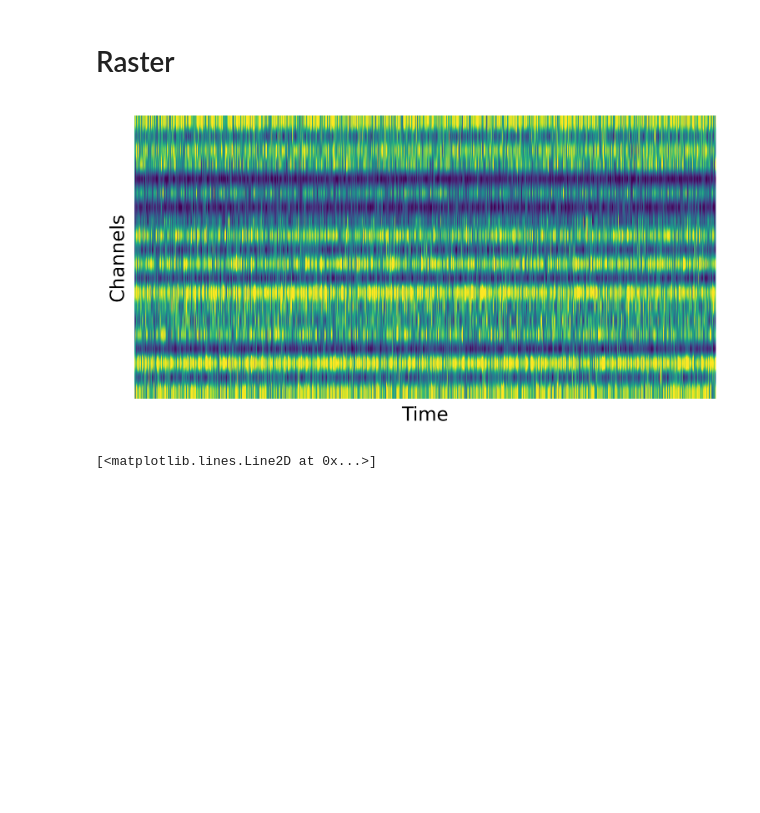
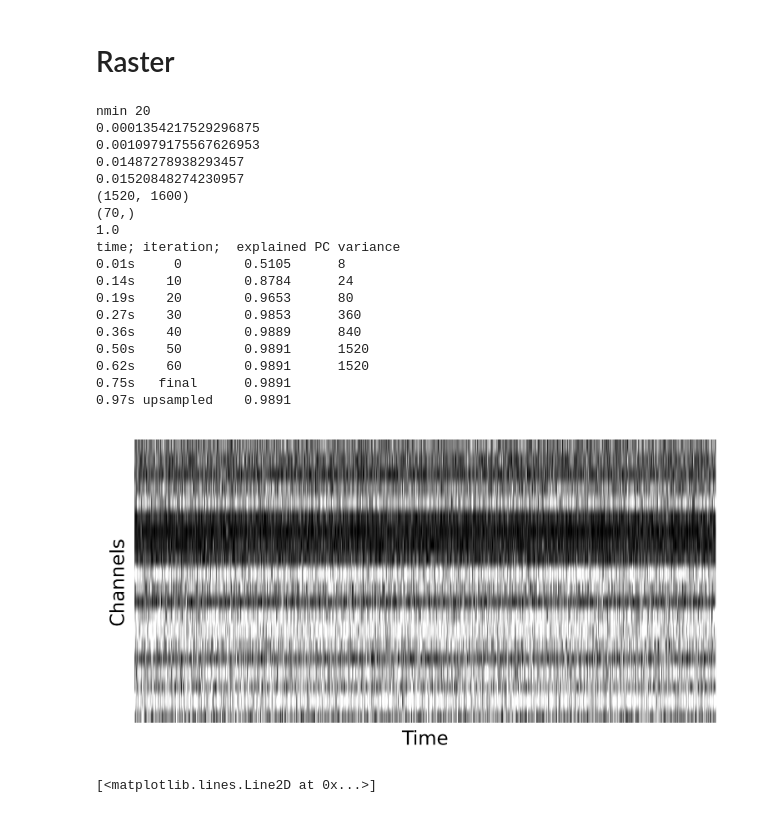
Before and after one commit to SAND-Lab/MEA-NAP, a Jupyter notebook: python/feature-schematic.ipynb, the cells around one changed output. Drawn from its saved outputs; the diff is of its cells as text; code cells hidden in the pictures; blank space fills up the shorter version.

```diff
--- a/python/feature-schematic.ipynb
+++ b/python/feature-schematic.ipynb
@@ -166,7 +218,7 @@ spike_height = 0.75
 
 with plt.style.context(splstyle.get_style('nature-reviews')):
     fig, ax = plt.subplots()
-    fig.set_size_inches(5, 3)
+    fig.set_size_inches(8, 3)
     ax.plot([time_range[0], time_range[1]], [spike_height/2, spike_height/2], color=flat_line_color, solid_capstyle=solid_capstyle)
 
     for spk in spike_times:
@@ -185,4 +237,6 @@ with plt.style.context(splstyle.get_style('nature-reviews')):
     ax.set_yticks([])
     ax.spines['left'].set_visible(False)
     ax.spines['bottom'].set_visible(False)
+
+    fig.savefig(os.path.join(fig_folder, fig_name), dpi=300, bbox_inches='tight', transparent=True)
 # %% [output]
@@ -270,9 +324,9 @@ with plt.style.context(splstyle.get_style('nature-reviews')):
 # %% [markdown]
 # ISI within network burst
 # %%
-fig_folder = '/Users/timothysit/AnalysisPipeline/python/feature-schematic-figures'
+# fig_folder = '/Users/timothysit/AnalysisPipeline/python/feature-schematic-figures'
+fig_folder = '/home/timothysit/AnalysisPipeline/python/feature-schematic-figures/'
 fig_name = 'isi_within_network_burst.svg'
-
 
 spike_times = np.array([1, 2, 4.1, 4.3, 4.6, 4.8, 4.9, 5.1, 5.3, 7, 8.3])
 within_burst = [0, 0, 1, 1, 1, 1, 1, 1, 1, 0, 0]
@@ -286,6 +340,7 @@ with plt.style.context(splstyle.get_style('nature-reviews')):
 
     fig, ax = plot_burst_trace(time_range=[0.5, 9], spike_times=spike_times, spike_height=spike_height,
                                burst_box_offset=0.15, fig=None, ax=None)
+    fig.set_size_inches(8, 3)
 
     n_isi = 0
 
@@ -634,0 +692,18 @@ with plt.style.context(splstyle.get_style('nature-reviews')):
+# %%
+feature_names = ['Network size', 'Density', 'Clustering Coefficient', 'Small-wordlness', 'Effective rank']
+feature_importance_scores_1 = [0.5, 0.8, 0.2, 0.9, 0.3]
+feature_importance_scores_2 = [0.6, 0.3, 0.7, 0.9, 0.4]
+
+with plt.style.context(splstyle.get_style('nature-reviews')):
+    fig, ax = plt.subplots()
+    fig.set_size_inches(4, 4)
+
+
+    ax.plot(feature_importance_scores)
+    ax.plot(feature_importance_scores_2)
+    ax.set_yticks([0, 1])
+    ax.set_ylabel('Feature importance')
+    ax.spines['left'].set_bounds([0, 1])
+    ax.set_xticks(np.arange(len(feature_importance_scores)))
+    ax.set_xticklabels(feature_names, rotation=-25, ha='left')
+    ax.set_xlabel('Features')
@@ -635,32 +712,59 @@ with plt.style.context(splstyle.get_style('nature-reviews')):
 # %% [markdown]
 # Raster
 # %%
-fig_folder = '/Users/timothysit/AnalysisPipeline/python/feature-schematic-figures'
+from rastermap import Rastermap
+
+# fig_folder = '/Users/timothysit/AnalysisPipeline/python/feature-schematic-figures'
+fig_folder = '/home/timothysit/AnalysisPipeline/python/feature-schematic-figures/'
 fig_name = 'raster.svg'
-
+np.random.seed(1)
 with plt.style.context(splstyle.get_style('nature-reviews')):
     fig, ax = plt.subplots()
     fig.set_size_inches(6, 3)
 
     neuron_mean_firing_rates = np.linspace(1, 10, 20)
     neuron_mean_firing_rates = np.random.permutation(neuron_mean_firing_rates)
+    neuron_mean_firing_rates = spimage.gaussian_filter(neuron_mean_firing_rates, sigma=0.1)
 
     neuron_frs = [np.random.poisson(x, 1000) for x in neuron_mean_firing_rates]
     raster = np.stack(neuron_frs)
 
-    ax.imshow(neuron_frs, vmin=0, vmax=10, aspect='auto')
+    # fit rastermap
+    model = Rastermap().fit(raster)
+    y = model.embedding # neurons x 1
+    isort = np.array(model.isort)
+
+    ax.imshow(raster[isort, :], vmin=0, vmax=10, aspect='auto', cmap='gray')
 
     ax.set_ylabel('Channels', size=11)
     ax.set_xlabel('Time', size=11)
 
     ax.set_xticks([])
     ax.set_yticks([])
     ax.spines['bottom'].set_visible(False)
     ax.spines['left'].set_visible(False)
 
     fig.savefig(os.path.join(fig_folder, fig_name))
 # %% [output]
+nmin 20
+0.0001354217529296875
+0.0010979175567626953
+0.01487278938293457
+0.01520848274230957
+(1520, 1600)
+(70,)
+1.0
+time; iteration;  explained PC variance
+0.01s     0        0.5105      8
+0.14s    10        0.8784      24
+0.19s    20        0.9653      80
+0.27s    30        0.9853      360
+0.36s    40        0.9889      840
+0.50s    50        0.9891      1520
+0.62s    60        0.9891      1520
+0.75s   final      0.9891
+0.97s upsampled    0.9891
-[figure, old version]
+[figure, new version]
 # %%
 fig, ax = plt.subplots()
 ax.plot(np.sin(np.linspace(0, 5, 1000)))
```
Also changed, not shown: parts of 8 cells of this notebook.
